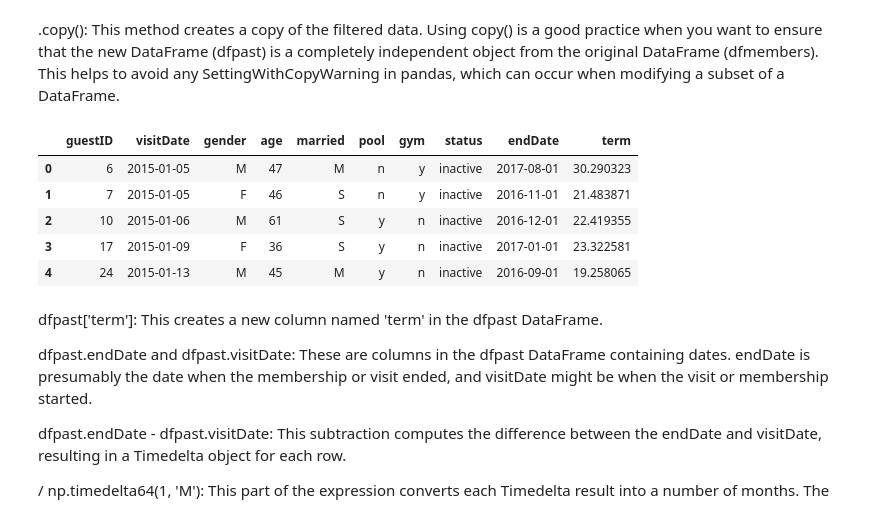
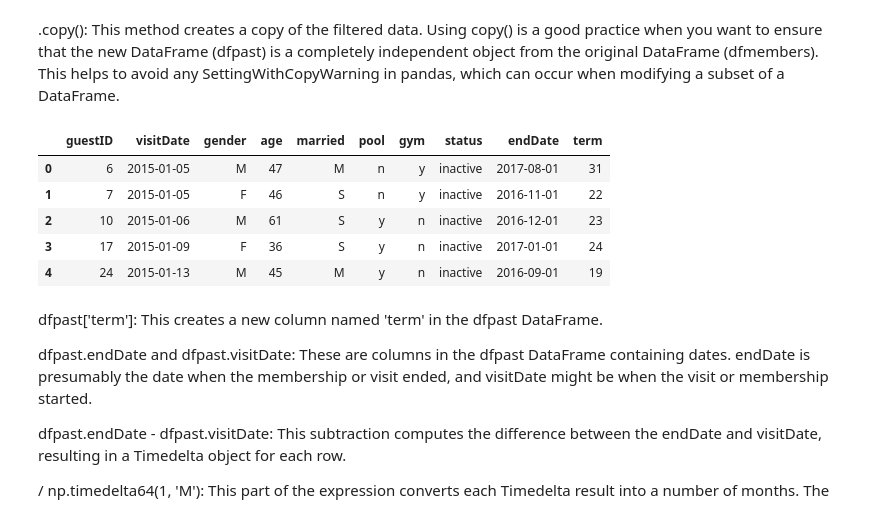
Before and after one commit to AndrewPiasecki/PythonCourse, a Jupyter notebook: FirstName_LastName_Assignment6.ipynb, the cells around one changed output. Saved outputs shown, nothing was run; the diff lists cells and outputs as text; code cells hidden in the pictures.

```diff
--- a/FirstName_LastName_Assignment6.ipynb
+++ b/FirstName_LastName_Assignment6.ipynb
@@ -212,7 +220,7 @@ f) a table of visitor counts by age range (rows) and year of visit (columns)
 
 A health club has been keeping track of key dates for its members: specifically when they visited to tour the club (before they joined) and when they stopped being a member. These dates (visitDate, endDate) are included in the data in members.csv. The club would like to see if the length of time between visit date and end date (in months) is significantly different between men and women. Use a t-test to check whether this time length (term) is statistically different between men and women. Note that you will need to filter where status is “inactive.”
 # %%
-dfmembers = pd.read_csv('members.csv', parse_dates=['visitDate', 'endDate'])
+dfmembers = pd.read_csv('/content/sample_data/members.csv', parse_dates=['visitDate', 'endDate'])
 dfmembers.head()
 # %% [output]
 |  | guestID | visitDate | gender | age | married | pool | gym | status | endDate |
@@ -237,20 +245,20 @@ len(dfpast)
 # %%
 # Calculating the term in months between 'endDate' and 'visitDate' and storing it in the 'term' column
 
 import numpy as np
-dfpast['term'] =
+dfpast['term'] =((dfpast['endDate'] - dfpast['visitDate']) / pd.Timedelta(days=1) / 30).astype(int)
 
 
 
 
 dfpast.head()
 # %% [output]
 |  | guestID | visitDate | gender | age | married | pool | gym | status | endDate | term |
-| 0 | 6 | 2015-01-05 | M | 47 | M | n | y | inactive | 2017-08-01 | 30.290323 |
-| 1 | 7 | 2015-01-05 | F | 46 | S | n | y | inactive | 2016-11-01 | 21.483871 |
-| 2 | 10 | 2015-01-06 | M | 61 | S | y | n | inactive | 2016-12-01 | 22.419355 |
-| 3 | 17 | 2015-01-09 | F | 36 | S | y | n | inactive | 2017-01-01 | 23.322581 |
-| 4 | 24 | 2015-01-13 | M | 45 | M | y | n | inactive | 2016-09-01 | 19.258065 |
+| 0 | 6 | 2015-01-05 | M | 47 | M | n | y | inactive | 2017-08-01 | 31 |
+| 1 | 7 | 2015-01-05 | F | 46 | S | n | y | inactive | 2016-11-01 | 22 |
+| 2 | 10 | 2015-01-06 | M | 61 | S | y | n | inactive | 2016-12-01 | 23 |
+| 3 | 17 | 2015-01-09 | F | 36 | S | y | n | inactive | 2017-01-01 | 24 |
+| 4 | 24 | 2015-01-13 | M | 45 | M | y | n | inactive | 2016-09-01 | 19 |
 # %% [markdown]
 dfpast['term']: This creates a new column named 'term' in the dfpast DataFrame.
 
```
Also changed, not shown: parts of 9 cells of this notebook.
